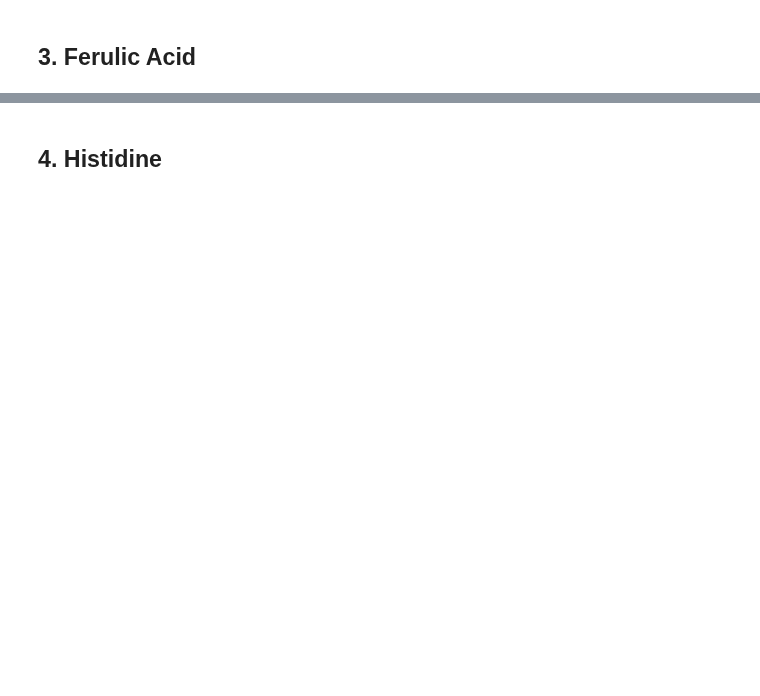
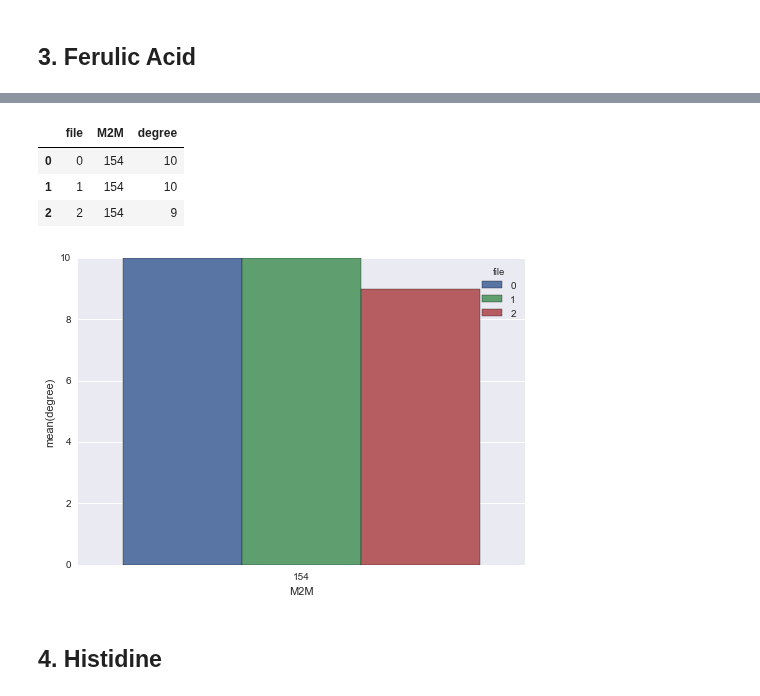
Before and after one commit to sdrogers/metabolomics_tools, a Jupyter notebook: multifile_lda/multifile_LDA_demo.ipynb, the cells around one changed output, grey strips where cells are left out. Drawn from its saved outputs; the diff is of its cells as text; code cells hidden in the pictures; blank space fills up the shorter version.

```diff
--- a/multifile_lda/multifile_LDA_demo.ipynb
+++ b/multifile_lda/multifile_LDA_demo.ipynb
@@ -103,2 +130,10 @@ _ = lda.plot_e_alphas(interesting)
+# %%
+lda.plot_motif_degrees(interesting)
+# %% [output]
+|  | file | M2M | degree |
+| 0 | 0 | 154 | 10 |
+| 1 | 1 | 154 | 10 |
+| 2 | 2 | 154 | 9 |
+[figure, added]
 # %% [markdown]
 <h2>4. Histidine</h2>
```
Also changed, not shown: parts of 27 cells of this notebook, 2 other files.
